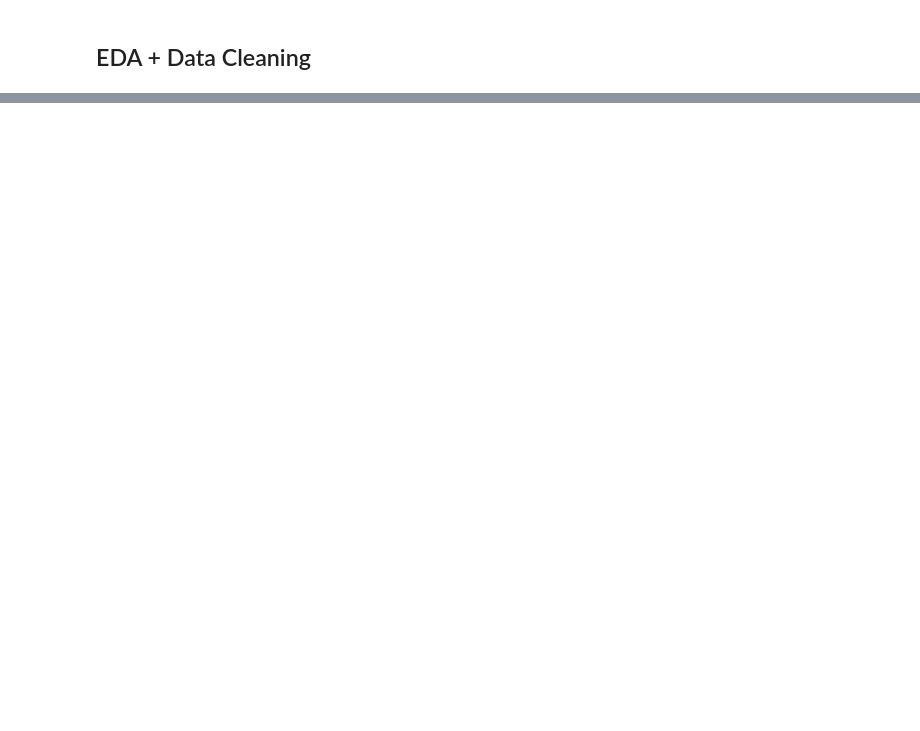
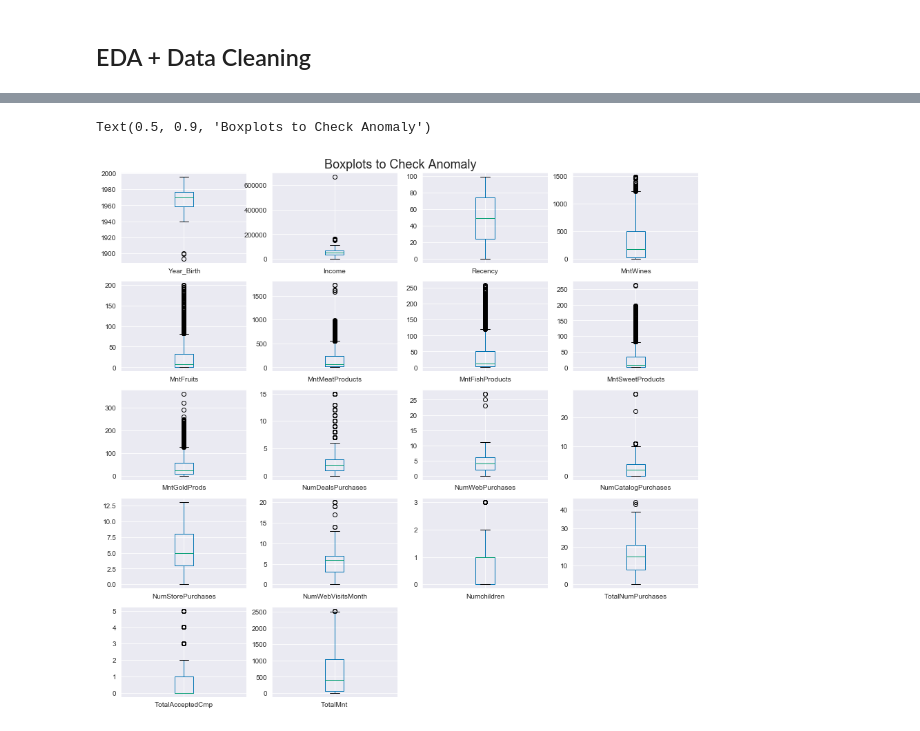
Before and after one commit to jkaikong/Customer_Analysis, a Jupyter notebook: Customer_Personality_Analysis.ipynb, the cells around one changed output, grey strips where cells are left out. Cells and saved outputs as stored; diff of their text form; code cells hidden in the pictures; blank space fills up the shorter version.

```diff
--- a/Customer_Personality_Analysis.ipynb
+++ b/Customer_Personality_Analysis.ipynb
@@ -161,0 +186,2 @@ sns.heatmap(data=df.isnull(), yticklabels=False, cbar=False)
+# %%
+df['TotalMnt'] = df.MntWines + df.MntFruits + df.MntMeatProducts + df.MntFishProducts + df.MntSweetProducts + df.MntGoldProds
@@ -161,0 +198,4 @@ sns.heatmap(data=df.isnull(), yticklabels=False, cbar=False)
+# %%
+df['Education'] = df.Education.replace(['Basic'], '1st_Cycle')
+df['Education'] = df.Education.replace(['Graduation', 'Master', '2n Cycle'], '2nd_Cycle')
+df['Education'] = df.Education.replace(['PhD'], '3rd_Cycle')
@@ -161,0 +207,3 @@ sns.heatmap(data=df.isnull(), yticklabels=False, cbar=False)
+# %%
+df['Marital_Status'] = df.Marital_Status.replace(['Single', 'Divorced', 'Widow', 'Alone', 'Absurd', 'YOLO'], 'Single')
+df['Marital_Status'] = df.Marital_Status.replace(['Together', 'Married'], 'In_Relationships')
@@ -161,0 +224,11 @@ sns.heatmap(data=df.isnull(), yticklabels=False, cbar=False)
+# %%
+box_col = ['Year_Birth', 'Income', 'Recency', 'MntWines', 'MntFruits', 'MntMeatProducts', 'MntFishProducts',
+       'MntSweetProducts', 'MntGoldProds', 'NumDealsPurchases', 'NumWebPurchases', 'NumCatalogPurchases',
+       'NumStorePurchases', 'NumWebVisitsMonth', 'Numchildren', 'TotalNumPurchases', 'TotalAcceptedCmp', 'TotalMnt']
+df_boxplot = df[box_col]
+# %%
+df_boxplot.plot(subplots=True, kind='box', layout=(5, 4), figsize=(15,14))
+plt.suptitle('Boxplots to Check Anomaly', fontsize=18, y=0.9)
+# %% [output]
+Text(0.5, 0.9, 'Boxplots to Check Anomaly')
+[figure, added]
```
Also changed, not shown: parts of 39 cells of this notebook.
